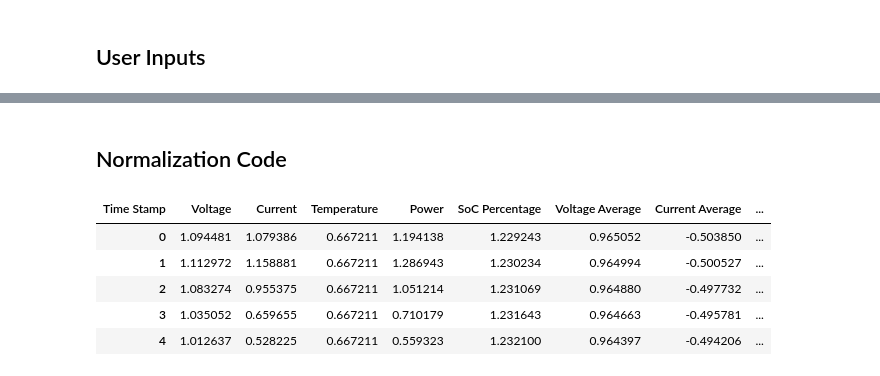
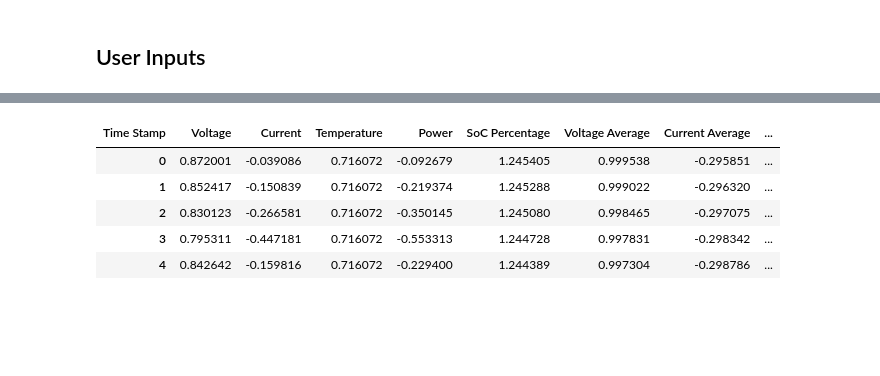
Before and after one commit to sanitbhatkar/Battery, a Jupyter notebook: SOC with Neural Networks/LG battery/Folder and File List.ipynb, the cells around one changed output, grey strips where cells are left out. Drawn from its saved outputs; the diff is of its cells as text; code cells hidden in the pictures; blank space fills up the shorter version.

```diff
--- a/SOC with Neural Networks/LG battery/Folder and File List.ipynb
+++ b/SOC with Neural Networks/LG battery/Folder and File List.ipynb
@@ -149,2 +198,0 @@ filtered_file_path
-# %% [markdown]
-## Normalization Code
@@ -213,9 +198,0 @@ merged_norm = (merged-merged.mean())/merged.std()
-# %%
-merged_norm.head()
-# %% [output]
-| Time Stamp | Voltage | Current | Temperature | Power | SoC Percentage | Voltage Average | Current Average | ... |
-| 0 | 1.094481 | 1.079386 | 0.667211 | 1.194138 | 1.229243 | 0.965052 | -0.503850 | ... |
-| 1 | 1.112972 | 1.158881 | 0.667211 | 1.286943 | 1.230234 | 0.964994 | -0.500527 | ... |
-| 2 | 1.083274 | 0.955375 | 0.667211 | 1.051214 | 1.231069 | 0.964880 | -0.497732 | ... |
-| 3 | 1.035052 | 0.659655 | 0.667211 | 0.710179 | 1.231643 | 0.964663 | -0.495781 | ... |
-| 4 | 1.012637 | 0.528225 | 0.667211 | 0.559323 | 1.232100 | 0.964397 | -0.494206 | ... |
@@ -222 +205,10 @@ merged_norm.head()
+# %%
+train_norm.head()
+# %% [output]
+| Time Stamp | Voltage | Current | Temperature | Power | SoC Percentage | Voltage Average | Current Average | ... |
+| 0 | 0.872001 | -0.039086 | 0.716072 | -0.092679 | 1.245405 | 0.999538 | -0.295851 | ... |
+| 1 | 0.852417 | -0.150839 | 0.716072 | -0.219374 | 1.245288 | 0.999022 | -0.296320 | ... |
+| 2 | 0.830123 | -0.266581 | 0.716072 | -0.350145 | 1.245080 | 0.998465 | -0.297075 | ... |
+| 3 | 0.795311 | -0.447181 | 0.716072 | -0.553313 | 1.244728 | 0.997831 | -0.298342 | ... |
+| 4 | 0.842642 | -0.159816 | 0.716072 | -0.229400 | 1.244389 | 0.997304 | -0.298786 | ... |
 # %%
```
Also changed, not shown: parts of 13 cells of this notebook.
